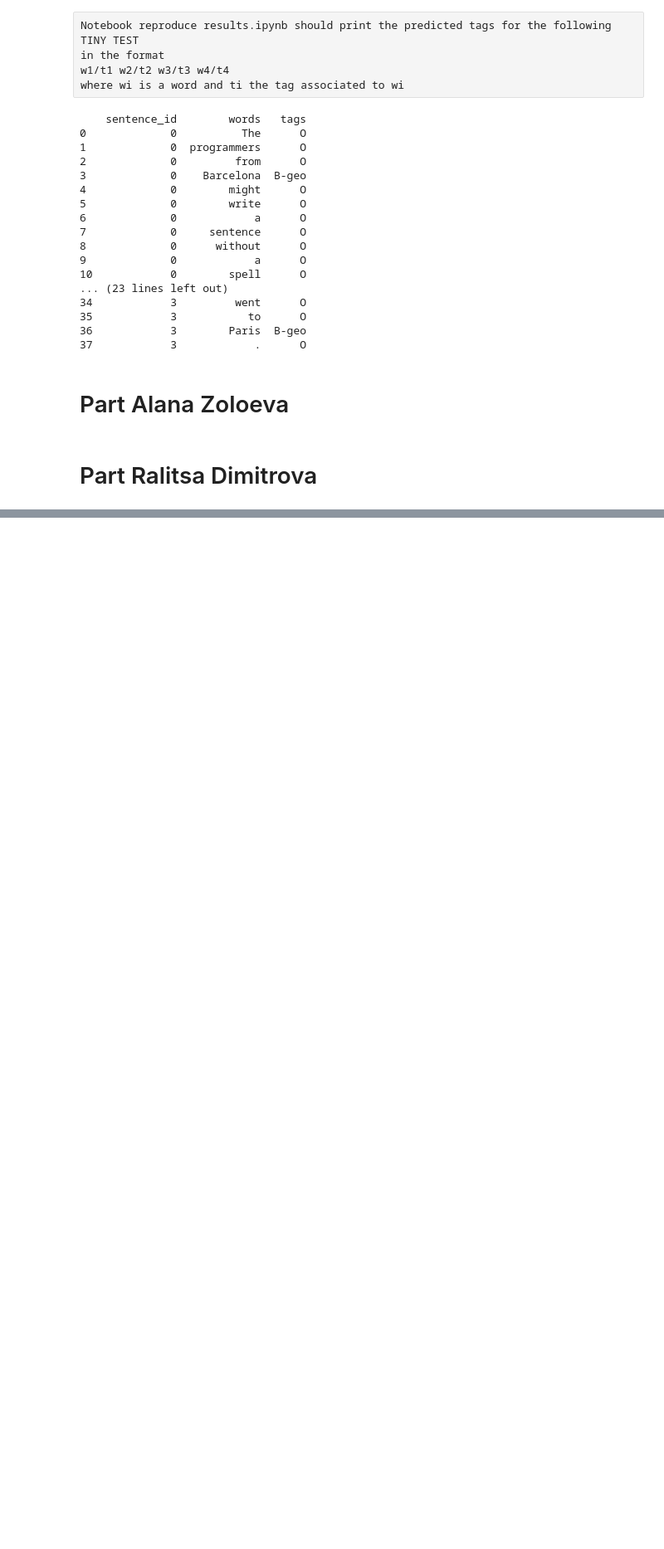
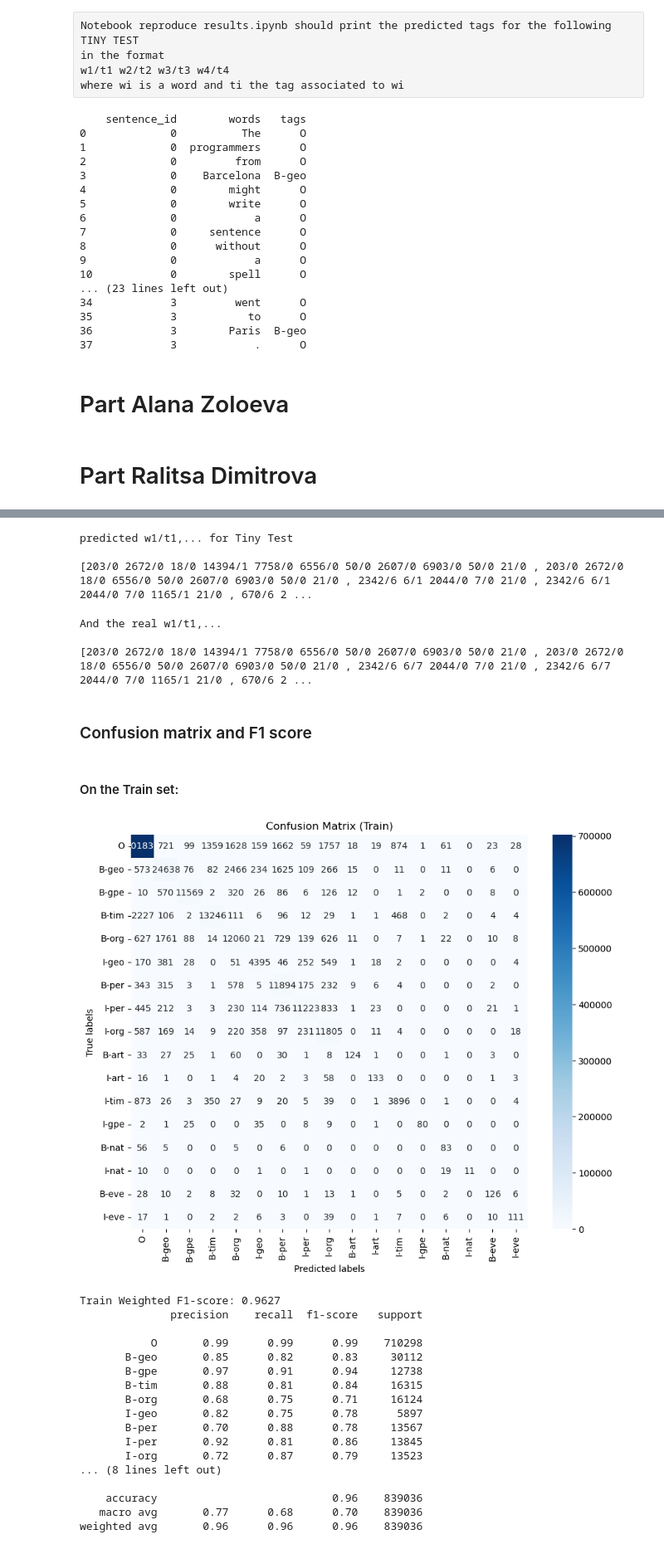
Before and after one commit to ivairali/nlp2, a Jupyter notebook: reproduce_results.ipynb, the cells around one changed output, grey strips where cells are left out. Shown at 83% size. Cells and saved outputs as stored; diff of their text form; code cells hidden in the pictures; blank space fills up the shorter version.

```diff
--- a/reproduce_results.ipynb
+++ b/reproduce_results.ipynb
@@ -58,0 +74,23 @@ print(tinytest_df.head(38))
+# %%
+#load corpus:
+corpus = NewPostagCorpus()
+train_seq = corpus.read_sequence_list_csv("data/train_data_ner.csv")
+word_dict = train_seq.x_dict
+tag_dict  = train_seq.y_dict
+
+print(len(train_seq))
+print(len(word_dict))
+print(len(tag_dict))
+
+corpus1 = NewPostagCorpus()
+corpus1.word_dict = corpus.word_dict
+corpus1.tag_dict = corpus.tag_dict
+tiny_test_seq = corpus1.read_sequence_list_csv("data/tiny_test.csv", update_dict=False)
+
+corpus2 = NewPostagCorpus()
+corpus2.word_dict = corpus.word_dict
+corpus2.tag_dict = corpus.tag_dict
+test_seq = corpus2.read_sequence_list_csv("data/test_data_ner.csv", update_dict=False)
+
+feature_mapper = skseq.sequences.id_feature.IDFeatures(train_seq)
+feature_mapper.build_features()
@@ -58,0 +161,8 @@ print(tinytest_df.head(38))
+# %%
+feature_mapper_ner = NERFeatures(train_seq)
+feature_mapper_ner.build_features()
+# %%
+sp_1 = spc.StructuredPerceptron(word_dict, tag_dict, feature_mapper_ner)
+print(sp_1.parameters) #should be empty now
+sp_1.load_model(dir="fitted_models/perceptron_1_")
+print(sp_1.parameters)
@@ -58,0 +228,2 @@ print(tinytest_df.head(38))
+# %%
+pred_train_1 = sp_1.viterbi_decode_corpus(train_seq)
@@ -58,0 +264,16 @@ print(tinytest_df.head(38))
+# %%
+print("predicted w1/t1,... for Tiny Test\n")
+print(pred_tiny_test_1)
+# %% [output]
+predicted w1/t1,... for Tiny Test
+
+[203/0 2672/0 18/0 14394/1 7758/0 6556/0 50/0 2607/0 6903/0 50/0 21/0 , 203/0 2672/0 18/0 6556/0 50/0 2607/0 6903/0 50/0 21/0 , 2342/6 6/1 2044/0 7/0 21/0 , 2342/6 6/1 2044/0 7/0 1165/1 21/0 , 670/6 2 ...
+# %%
+print("And the real w1/t1,...\n")
+print(fixed_tiny_test_dataset.seq_list)
+# %% [output]
+And the real w1/t1,...
+
+[203/0 2672/0 18/0 14394/1 7758/0 6556/0 50/0 2607/0 6903/0 50/0 21/0 , 203/0 2672/0 18/0 6556/0 50/0 2607/0 6903/0 50/0 21/0 , 2342/6 6/7 2044/0 7/0 21/0 , 2342/6 6/7 2044/0 7/0 1165/1 21/0 , 670/6 2 ...
+# %% [markdown]
+### Confusion matrix and F1 score
@@ -58,0 +282,23 @@ print(tinytest_df.head(38))
+# %% [markdown]
+#### On the Train set:
+# %%
+cm_train, f1_train = evaluate_predictions(train_seq.seq_list, pred_train_1, tag_dict, set_name="Train")
+# %% [output]
+[figure, added]
+Train Weighted F1-score: 0.9627
+              precision    recall  f1-score   support
+
+           O       0.99      0.99      0.99    710298
+       B-geo       0.85      0.82      0.83     30112
+       B-gpe       0.97      0.91      0.94     12738
+       B-tim       0.88      0.81      0.84     16315
+       B-org       0.68      0.75      0.71     16124
+       I-geo       0.82      0.75      0.78      5897
+       B-per       0.70      0.88      0.78     13567
+       I-per       0.92      0.81      0.86     13845
+       I-org       0.72      0.87      0.79     13523
+... (8 lines left out)
+
+    accuracy                           0.96    839036
+   macro avg       0.77      0.68      0.70    839036
+weighted avg       0.96      0.96      0.96    839036
```
Also changed, not shown: parts of 49 cells of this notebook, 32 other files.
